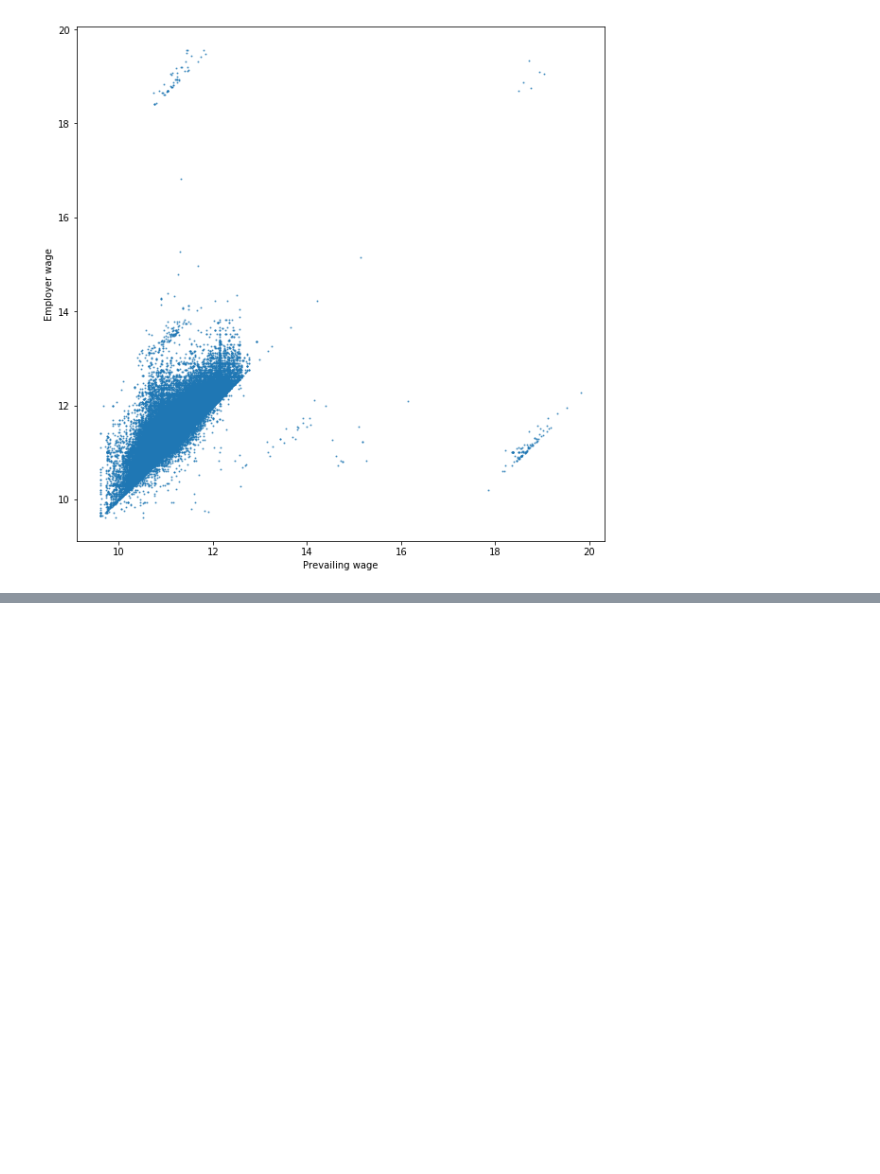
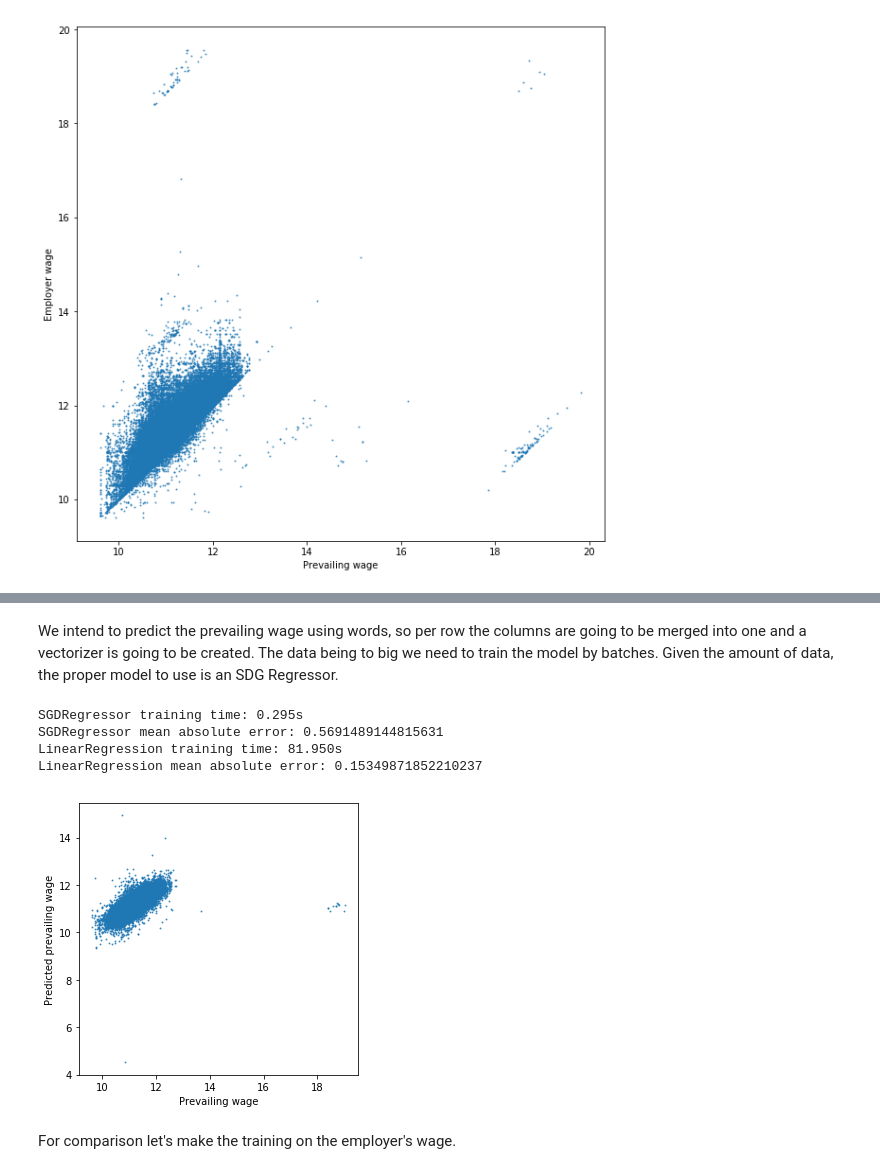
Before and after one commit to pdagger/Springboard_Data_Science, a Jupyter notebook: Capstone_Project_1/Salary_prediction.ipynb, the cells around one changed output, grey strips where cells are left out. Drawn from its saved outputs; the diff is of its cells as text; code cells hidden in the pictures; blank space fills up the shorter version.

```diff
--- a/Capstone_Project_1/Salary_prediction.ipynb
+++ b/Capstone_Project_1/Salary_prediction.ipynb
@@ -203,0 +78,54 @@ for regressor in [regressor_1, regressor_2]:
+# %%
+# Data for prevailing wage prediction
+X_pr = features.iloc[random_index[:int(len(data)/2)]].reset_index(drop=True)
+y_pr = np.log(X_pr.prevailing_wage)
+X_pr.drop(['prevailing_wage'], axis=1, inplace=True)
+# %% [markdown]
+We intend to predict the prevailing wage using words, so per row the columns are going to be merged into one and a vectorizer is going to be created. The data being to big we need to train the model by batches. Given the amount of data, the proper model to use is an SDG Regressor.
+# %%
+from sklearn.feature_extraction.text import CountVectorizer
+from sklearn.model_selection import train_test_split
+from sklearn.linear_model import LinearRegression, SGDRegressor
+from sklearn.metrics import mean_absolute_error
+from time import time
+
+# Merging columns per row
+X_pr['merged'] = X_pr.job_title + " " + X_pr.occupational_name + " " + X_pr.city \
+                    + " " + X_pr.county + " " + X_pr.state + " " + X_pr.postal_code
+# Create vectorizer
+vectorizer = CountVectorizer()
+vectorizer.fit(X_pr.merged)
+# Creating testing and training sets
+X_train_pr, X_test_pr, y_train_pr, y_test_pr = train_test_split(X_pr.merged, y_pr, test_size=0.25, random_state=seed)
+# Change Xs to vectorized form
+X_train_pr_vec = vectorizer.transform(X_train_pr).tocsc()
+X_test_pr_vec = vectorizer.transform(X_test_pr).tocsc()
+# %%
+regressor1 = SGDRegressor(penalty='l2', random_state=seed)
+regressor2 = LinearRegression()
+
+for regressor in [regressor1, regressor2]:
+    # Train model
+    start = time()
+    regressor.fit(X_train_pr_vec, y_train_pr)
+    end = time()
+    regressor_name = regressor.__class__.__name__
+    print("%s training time: %.3fs" %(regressor_name, end-start))
+    y_pred_pr = regressor.predict(X_test_pr_vec)
+    mean_error = mean_absolute_error(y_pred_pr, y_test_pr)
+    print("{} mean absolute error: {}".format(regressor_name, mean_error))
+# %% [output]
+SGDRegressor training time: 0.295s
+SGDRegressor mean absolute error: 0.5691489144815631
+LinearRegression training time: 81.950s
+LinearRegression mean absolute error: 0.15349871852210237
+# %%
+plt.figure(figsize=(5,5))
+plt.scatter(y_test_pr, y_pred_pr, alpha=0.7, s=1)
+plt.xlabel('Prevailing wage')
+plt.ylabel('Predicted prevailing wage')
+plt.show()
+# %% [output]
+[figure, added]
+# %% [markdown]
+For comparison let's make the training on the employer's wage.
```
Also changed, not shown: parts of 34 cells of this notebook.
